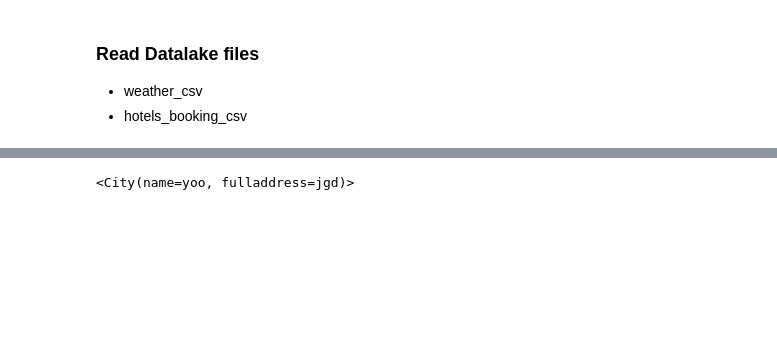
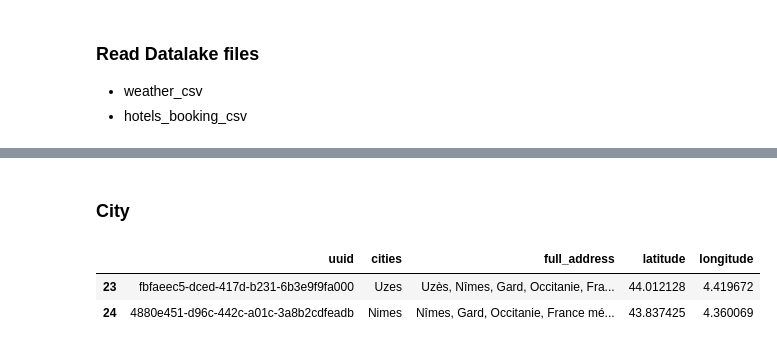
Before and after one commit to MKrouma/Jedha_Kayak, a Jupyter notebook: notebook/datawarehouse.ipynb, the cells around one changed output, grey strips where cells are left out. Drawn from its saved outputs; the diff is of its cells as text; code cells hidden in the pictures; blank space fills up the shorter version.

```diff
--- a/notebook/datawarehouse.ipynb
+++ b/notebook/datawarehouse.ipynb
@@ -97,4 +135,12 @@ city = City(uuid="fhgf", name="yoo", full_address="jgd", latitude=0, longitude=0
-# %%
-city
-# %% [output]
-<City(name=yoo, fulladdress=jgd)>
+# %% [markdown]
+### City
+# %%
+# get cities df
+keep_col = ['uuid', 'cities', 'full_address', 'latitude', 'longitude']
+city_df = weather_df[keep_col].copy()
+
+display(city_df.sample(2))
+# %% [output]
+|  | uuid | cities | full_address | latitude | longitude |
+| 23 | fbfaeec5-dced-417d-b231-6b3e9f9fa000 | Uzes | Uzès, Nîmes, Gard, Occitanie, Fra... | 44.012128 | 4.419672 |
+| 24 | 4880e451-d96c-442c-a01c-3a8b2cdfeadb | Nimes | Nîmes, Gard, Occitanie, France mé... | 43.837425 | 4.360069 |
```
Also changed, not shown: parts of 16 cells of this notebook.
